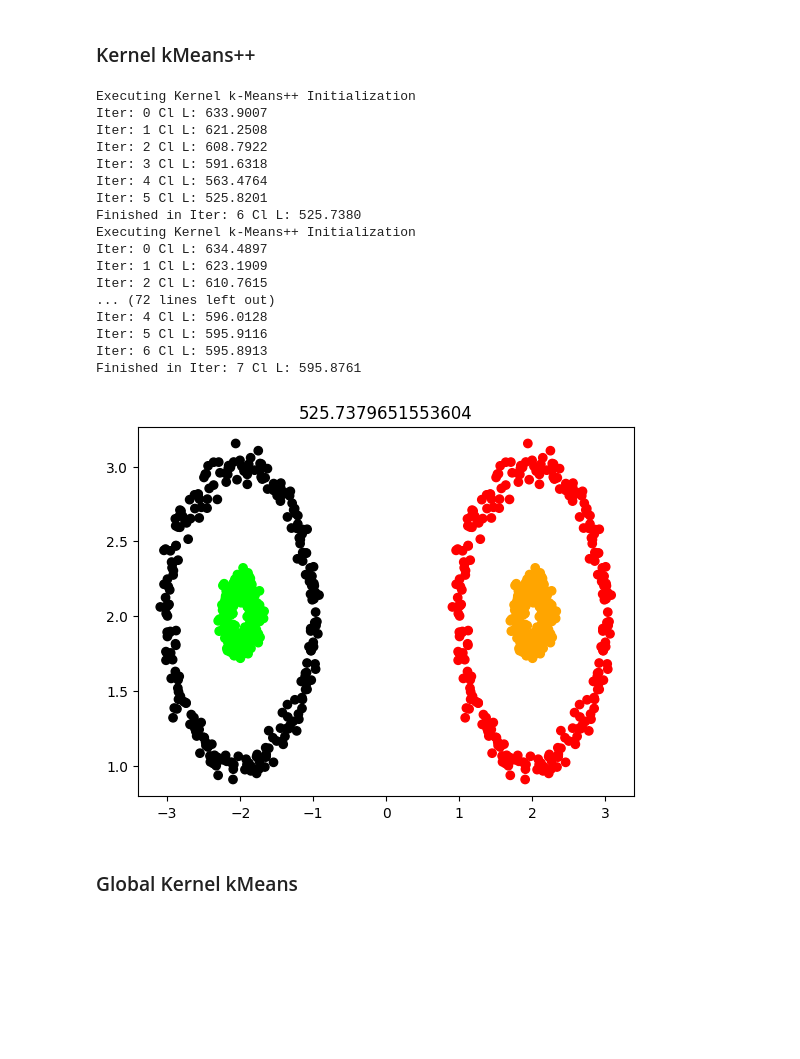
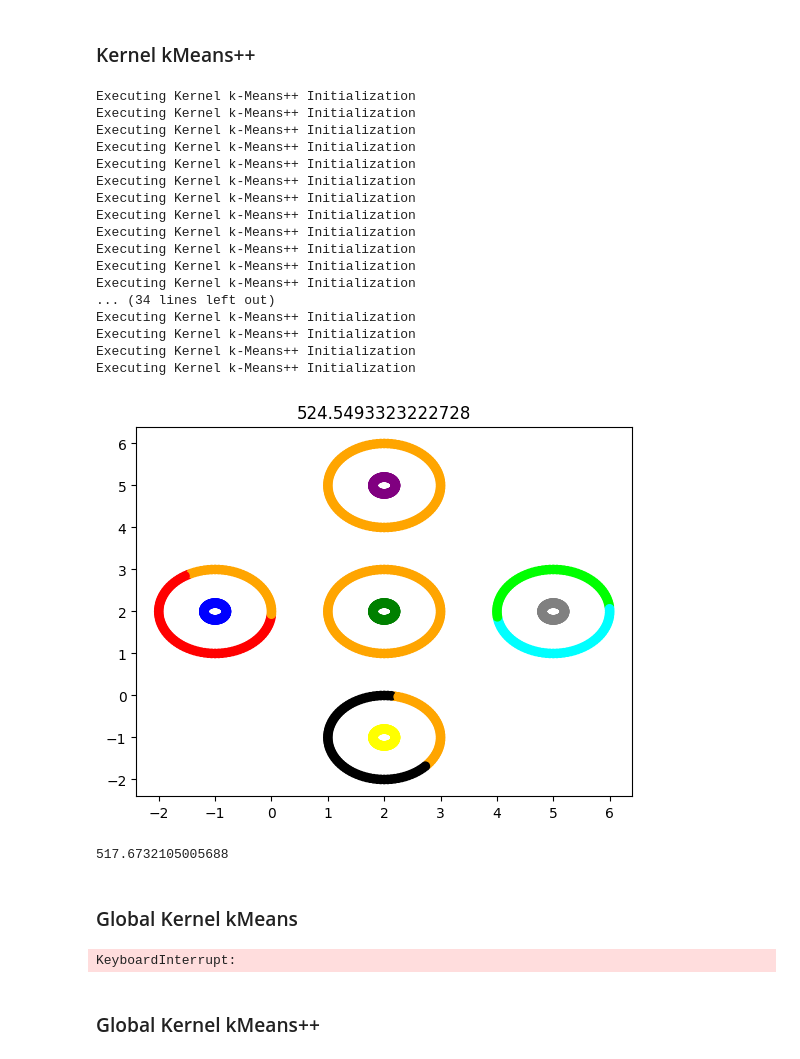
Before and after one commit to gvardakas/global-kernel-k-means-pp, a Jupyter notebook: Kernel k-means.ipynb, the cells around one changed output. Drawn from its saved outputs; the diff is of its cells as text; code cells hidden in the pictures; blank space fills up the shorter version.

Commit message:
Update Kernel k-means.ipynb
Add new dataset and new GlobalKernelKMeansPP implementation

```diff
--- a/Kernel k-means.ipynb
+++ b/Kernel k-means.ipynb
@@ -25,11 +25,12 @@ evaluator = Evaluator()
 colors = ['red', 'blue', 'green', 'orange', 'purple', 'yellow', 'black', 'cyan', 'gray', 'lime']
 
 # Generate 5 pairs of data with specified center positions and unique IDs for each ring
-centers_coordinates = [(2, 2), (-2, 2)]  # Specify center positions for each pair
-
+centers_coordinates = [(-1, 2), (2, 2), (2, 5), (2, -1), (5, 2)]  # Specify center positions for each pair
+#centers_coordinates = [(2, 2), (-2, 2)]
 rings = Rings()
 
-X, y = rings.make_rings_pairs(centers_coordinates=centers_coordinates, n_samples=500, factor=0.2, noise=0.05)
+X, y = rings.make_rings_pairs(centers_coordinates=centers_coordinates, n_samples=200, factor=0.2, noise=0.0)
+#X, y = rings.remove_samples_with_specific_label(X, y, 3)
 
 plt.scatter(X[:, 0], X[:, 1], c=y, cmap=ListedColormap(colors))
 # %% [output]
@@ -38,5 +39,5 @@ plt.scatter(X[:, 0], X[:, 1], c=y, cmap=ListedColormap(colors))
 # %%
-K = 4
+K = 10
 kernel_matrix = pairwise_kernels(X, X, metric='rbf', gamma=3)
 # %% [markdown]
 ### kMeans
@@ -64,30 +64,45 @@ ACC: 0.79 PUR: 0.79 NMI: 0.69 ARI: 0.62
 # %% [markdown]
 ### Kernel kMeans++
 # %%
-kernelKMeans = KernelKMeans(n_clusters=K, kernel_matrix=kernel_matrix, n_init=10, init='k-means++')
+kernelKMeans = KernelKMeans(n_clusters=K, kernel_matrix=kernel_matrix, n_init=50, init='k-means++')
 kernelKMeans.fit(X)
+acc, pur, nmi, ari = evaluator.evaluate_model(y, kernelKMeans.labels_)
 plt.scatter(X[:, 0], X[:, 1], c=kernelKMeans.labels_, cmap=ListedColormap(colors))
 plt.title(kernelKMeans.inertia_)
 plt.show()
+# That's the function of grount truth error
+kernelKMeans.calculate_ground_truth_error(y)
 # %% [output]
 Executing Kernel k-Means++ Initialization
-Iter: 0 Cl L: 633.9007
-Iter: 1 Cl L: 621.2508
-Iter: 2 Cl L: 608.7922
-Iter: 3 Cl L: 591.6318
-Iter: 4 Cl L: 563.4764
-Iter: 5 Cl L: 525.8201
-Finished in Iter: 6 Cl L: 525.7380
 Executing Kernel k-Means++ Initialization
-Iter: 0 Cl L: 634.4897
-Iter: 1 Cl L: 623.1909
-Iter: 2 Cl L: 610.7615
-... (72 lines left out)
-Iter: 4 Cl L: 596.0128
-Iter: 5 Cl L: 595.9116
-Iter: 6 Cl L: 595.8913
-Finished in Iter: 7 Cl L: 595.8761
+Executing Kernel k-Means++ Initialization
+Executing Kernel k-Means++ Initialization
+Executing Kernel k-Means++ Initialization
+Executing Kernel k-Means++ Initialization
+Executing Kernel k-Means++ Initialization
+Executing Kernel k-Means++ Initialization
+Executing Kernel k-Means++ Initialization
+Executing Kernel k-Means++ Initialization
+Executing Kernel k-Means++ Initialization
+Executing Kernel k-Means++ Initialization
+... (34 lines left out)
+Executing Kernel k-Means++ Initialization
+Executing Kernel k-Means++ Initialization
+Executing Kernel k-Means++ Initialization
+Executing Kernel k-Means++ Initialization
-[figure, old version]
+[figure, new version]
+517.6732105005688
 # %% [markdown]
 ### Global Kernel kMeans
+# %%
+globalKernelKMeans = GlobalKernelKMeans(n_clusters=K, kernel_matrix=kernel_matrix)
+globalKernelKMeans.fit(X)
+acc, pur, nmi, ari = evaluator.evaluate_model(y, globalKernelKMeans.labels_[K])
+plt.scatter(X[:, 0], X[:, 1], c=globalKernelKMeans.labels_[K], cmap=ListedColormap(colors))
+plt.title(globalKernelKMeans.inertia_[K])
+plt.show()
+# %% [output]
+KeyboardInterrupt:
+# %% [markdown]
+### Global Kernel kMeans++
 # %%
```
Also changed, not shown: parts of 5 cells of this notebook.
